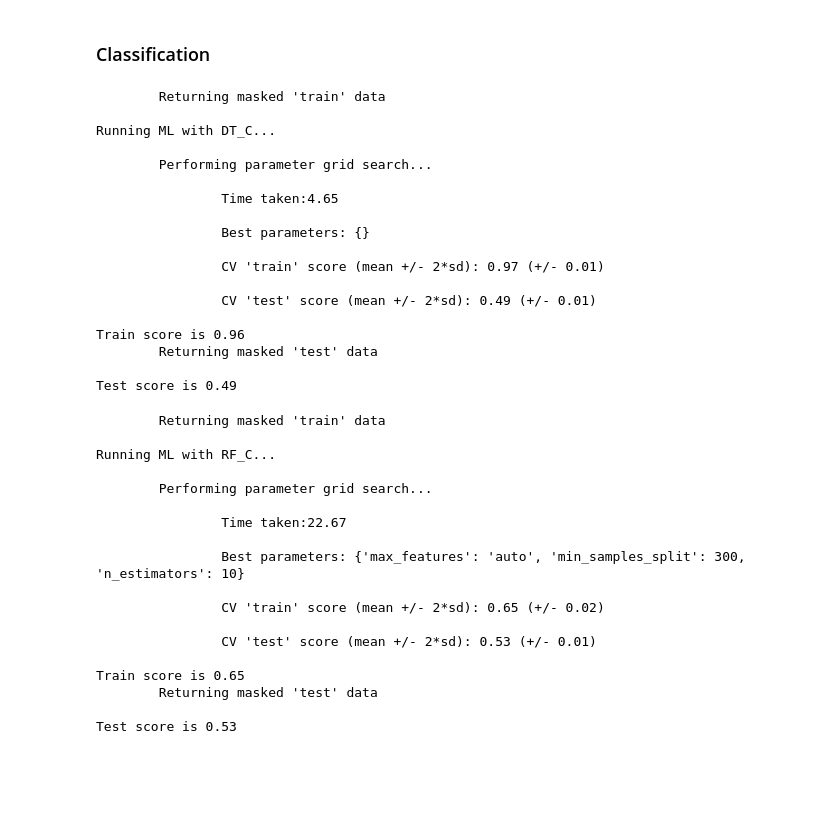
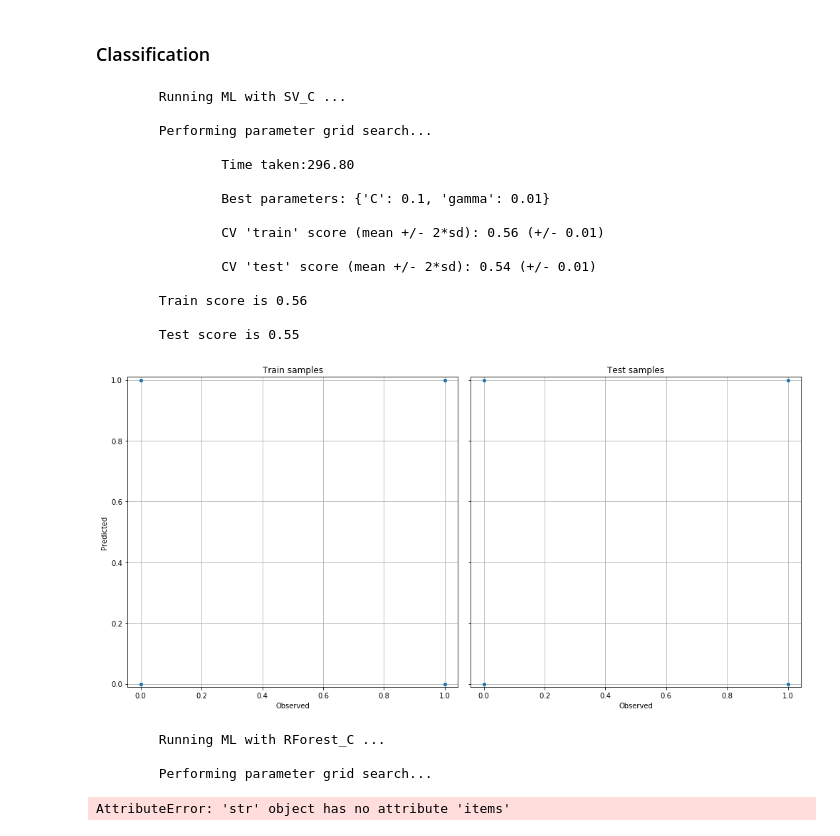
Before and after one commit to tiavlovskiegor24/CRG, a Jupyter notebook: ML Control Panel.ipynb, the cells around one changed output. Drawn from its saved outputs; the diff is of its cells as text; code cells hidden in the pictures; blank space fills up the shorter version.

```diff
--- a/ML Control Panel.ipynb
+++ b/ML Control Panel.ipynb
@@ -239,48 +233,30 @@ Test score is 1.00
 # %% [markdown]
 ### Classification
+# %%
+estimator = "SV_C"
+clf = run_ML(ML_inputs,estimator)
+# %% [output]
+        Running ML with SV_C ...
+
+        Performing parameter grid search...
+
+                Time taken:296.80
+
+                Best parameters: {'C': 0.1, 'gamma': 0.01}
+
+                CV 'train' score (mean +/- 2*sd): 0.56 (+/- 0.01)
+
+                CV 'test' score (mean +/- 2*sd): 0.54 (+/- 0.01)
+
+        Train score is 0.56
+
+        Test score is 0.55
+[figure, added]
 # %%
-%run ML_pipelines.py
-estimator = "DT_C"
-clf = run_ML(ML_inputs,estimator,parameters = {})
+estimator = "RForest_C"
+clf = run_ML(ML_inputs,estimator,parameters = "default")
 # %% [output]
-        Returning masked 'train' data
-
-Running ML with DT_C...
+        Running ML with RForest_C ...
 
         Performing parameter grid search...
-
-                Time taken:4.65
-
-                Best parameters: {}
-
-                CV 'train' score (mean +/- 2*sd): 0.97 (+/- 0.01)
-
-                CV 'test' score (mean +/- 2*sd): 0.49 (+/- 0.01)
-
-Train score is 0.96
-        Returning masked 'test' data
-
-Test score is 0.49
+AttributeError: 'str' object has no attribute 'items'
-# %%
-%run ML_pipelines.py
-estimator = "RF_C"
-clf = run_ML(ML_inputs,estimator,parameters = "default")
-# %% [output]
-        Returning masked 'train' data
-
-Running ML with RF_C...
-
-        Performing parameter grid search...
-
-                Time taken:22.67
-
-                Best parameters: {'max_features': 'auto', 'min_samples_split': 300, 'n_estimators': 10}
-
-                CV 'train' score (mean +/- 2*sd): 0.65 (+/- 0.02)
-
-                CV 'test' score (mean +/- 2*sd): 0.53 (+/- 0.01)
-
-Train score is 0.65
-        Returning masked 'test' data
-
-Test score is 0.53
```
Also changed, not shown: parts of 9 cells of this notebook, 8 other files.
